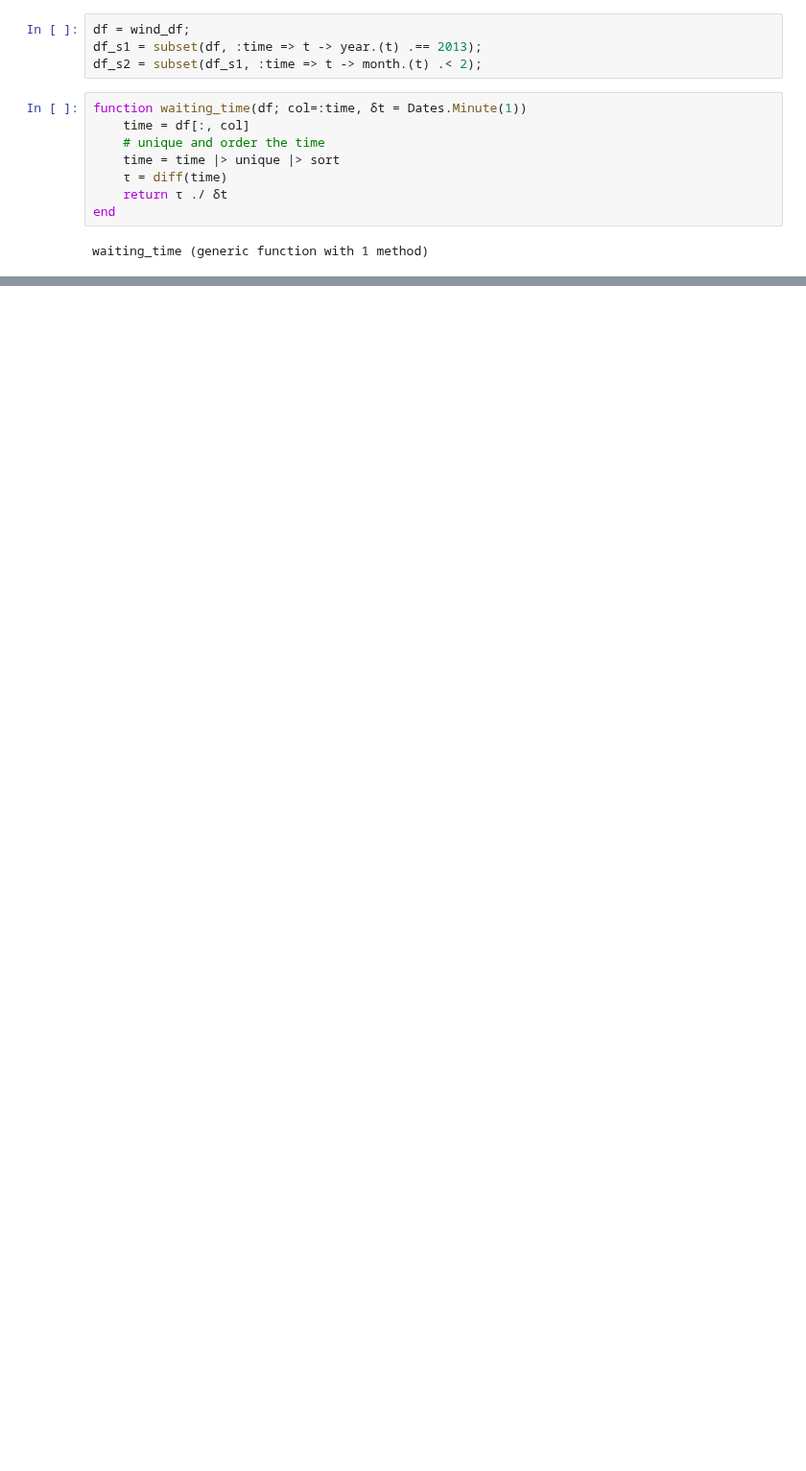
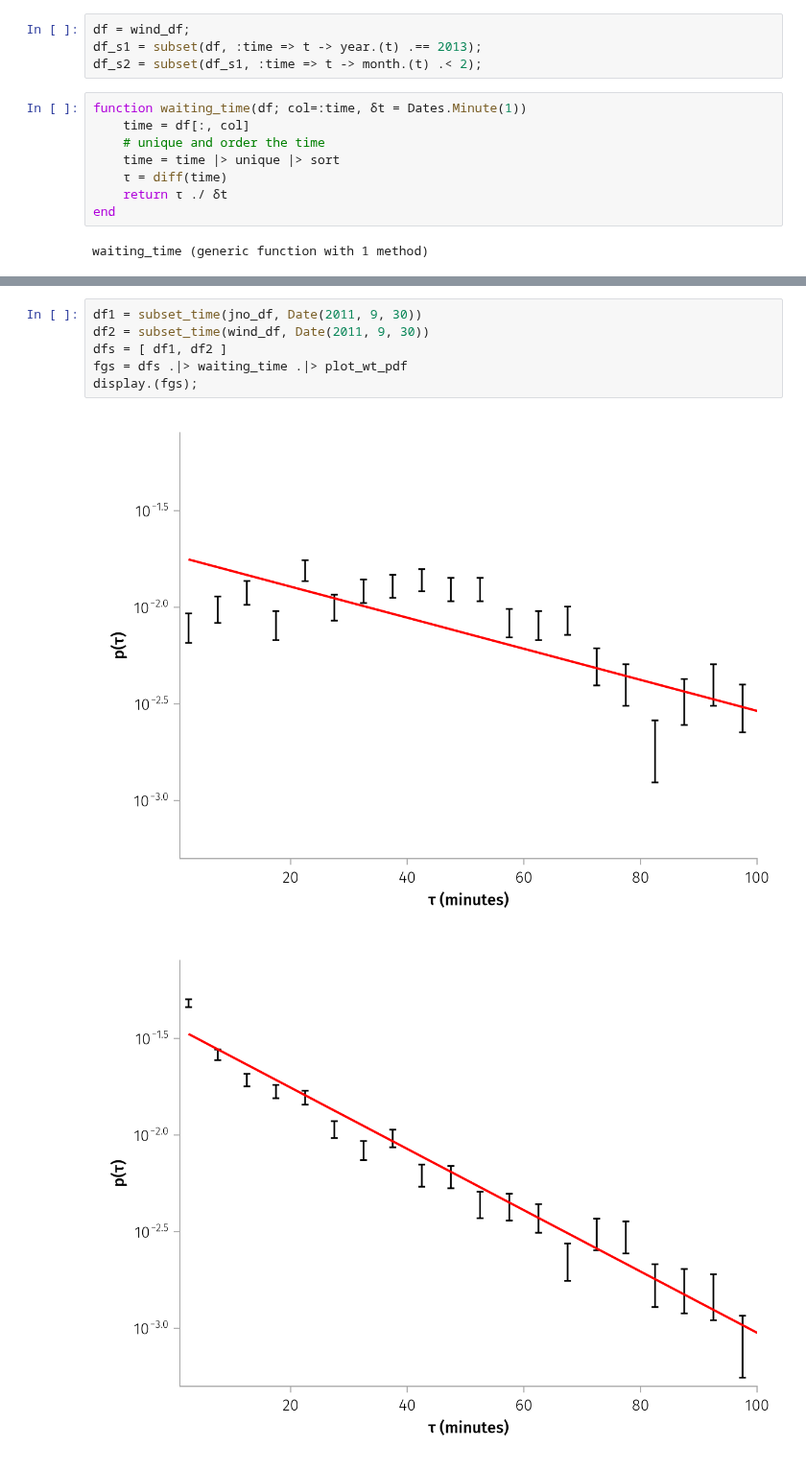
Before and after one commit to Beforerr/ids_spatial_evolution_juno, a Jupyter notebook: notebooks/02_waiting_time.ipynb, the cells around one changed output, grey strips where cells are left out. Shown at 96% size. Drawn from its saved outputs; the diff is of its cells as text; blank space fills up the shorter version.

```diff
--- a/notebooks/02_waiting_time.ipynb
+++ b/notebooks/02_waiting_time.ipynb
@@ -92,0 +106,9 @@ display.([f1, f2]);
+# %%
+df1 = subset_time(jno_df, Date(2011, 9, 30))
+df2 = subset_time(wind_df, Date(2011, 9, 30))
+dfs = [ df1, df2 ]
+fgs = dfs .|> waiting_time .|> plot_wt_pdf
+display.(fgs);
+# %% [output]
+[figure, added]
+[figure, added]
```
Also changed, not shown: parts of 8 cells of this notebook.
